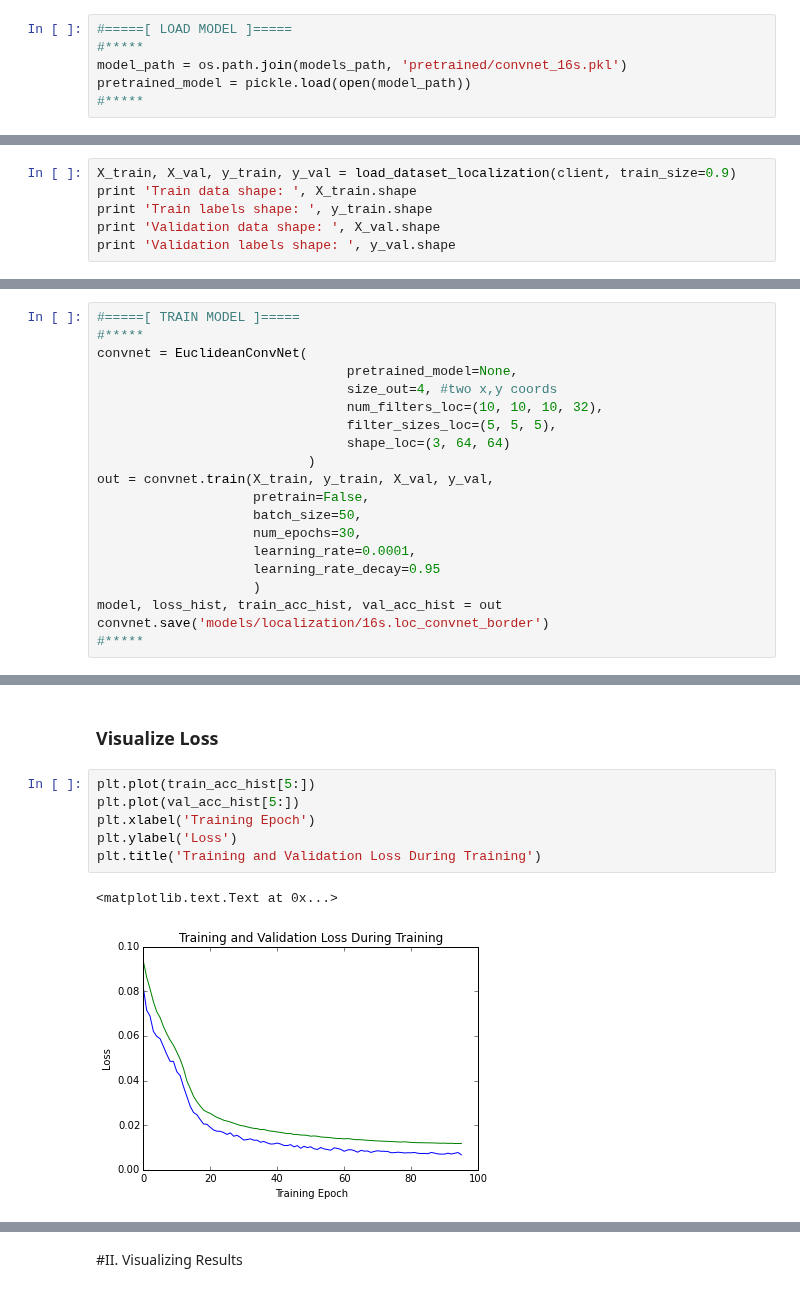
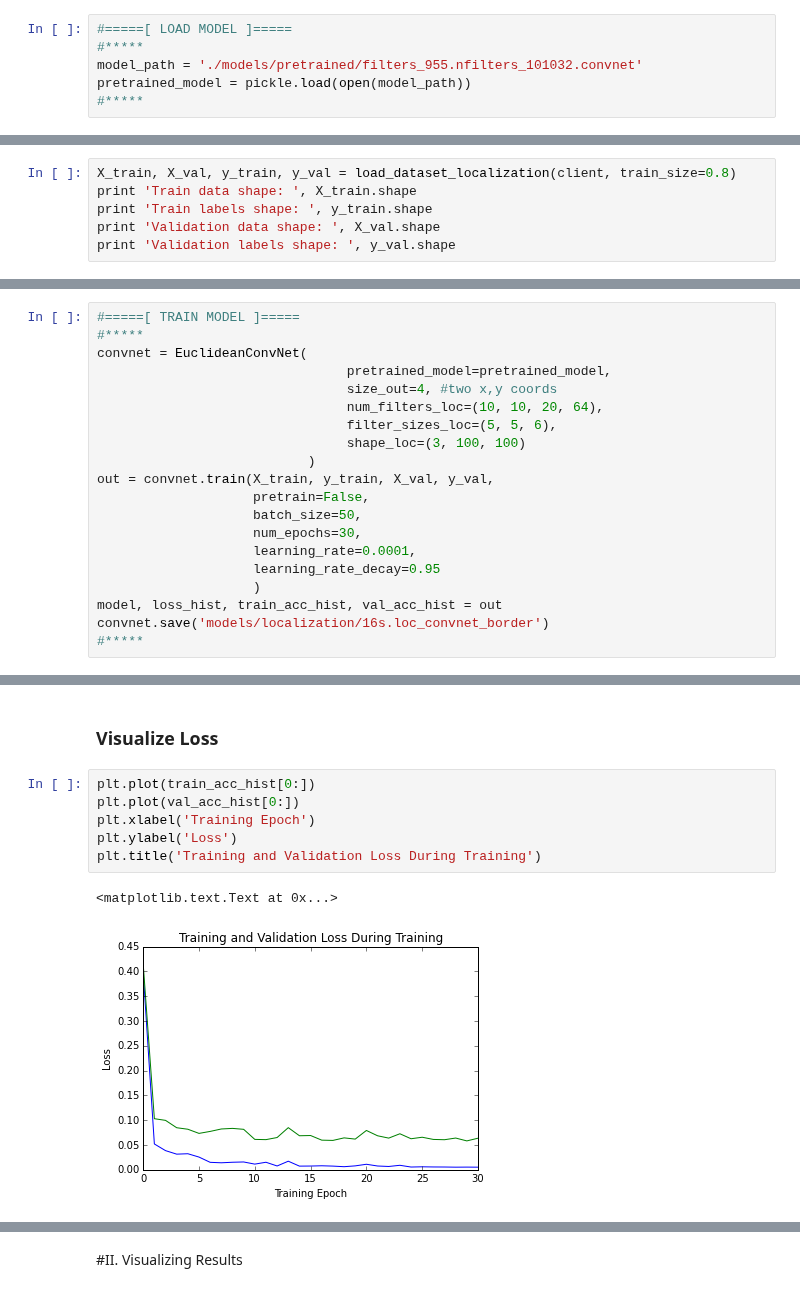
Before and after one commit to jayhack/ConvCube, a Jupyter notebook: Localization.ipynb, the cells around one changed output, grey strips where cells are left out. Saved outputs shown, nothing was run; the diff lists cells and outputs as text.

```diff
--- a/Localization.ipynb
+++ b/Localization.ipynb
@@ -38,13 +40,13 @@ Populating the interactive namespace from numpy and matplotlib
 # %%
 #=====[ LOAD MODEL ]=====
 #*****
-model_path = os.path.join(models_path, 'pretrained/convnet_16s.pkl')
+model_path = './models/pretrained/filters_955.nfilters_101032.convnet'
 pretrained_model = pickle.load(open(model_path))
 #*****
 # %% [markdown]
 ### Get Data
 # %%
-X_train, X_val, y_train, y_val = load_dataset_localization(client, train_size=0.9)
+X_train, X_val, y_train, y_val = load_dataset_localization(client, train_size=0.8)
 print 'Train data shape: ', X_train.shape
 print 'Train labels shape: ', y_train.shape
 print 'Validation data shape: ', X_val.shape
@@ -60,11 +62,11 @@ Validation labels shape:  (248, 4)
 #=====[ TRAIN MODEL ]=====
 #*****
 convnet = EuclideanConvNet(
-                                pretrained_model=None,
+                                pretrained_model=pretrained_model,
                                 size_out=4, #two x,y coords
-                                num_filters_loc=(10, 10, 10, 32),
-                                filter_sizes_loc=(5, 5, 5),
-                                shape_loc=(3, 64, 64)
+                                num_filters_loc=(10, 10, 20, 64),
+                                filter_sizes_loc=(5, 5, 6),
+                                shape_loc=(3, 100, 100)
                            )
 out = convnet.train(X_train, y_train, X_val, y_val,
                     pretrain=False,
@@ -85,11 +88,11 @@ starting iteration
 # %% [markdown]
 ### Visualize Loss
 # %%
-plt.plot(train_acc_hist[5:])
-plt.plot(val_acc_hist[5:])
+plt.plot(train_acc_hist[0:])
+plt.plot(val_acc_hist[0:])
 plt.xlabel('Training Epoch')
 plt.ylabel('Loss')
 plt.title('Training and Validation Loss During Training')
 # %% [output]
 <matplotlib.text.Text at 0x...>
-[figure, old version]
+[figure, new version]
```
Also changed, not shown: parts of 10 cells of this notebook, 10 other files.
